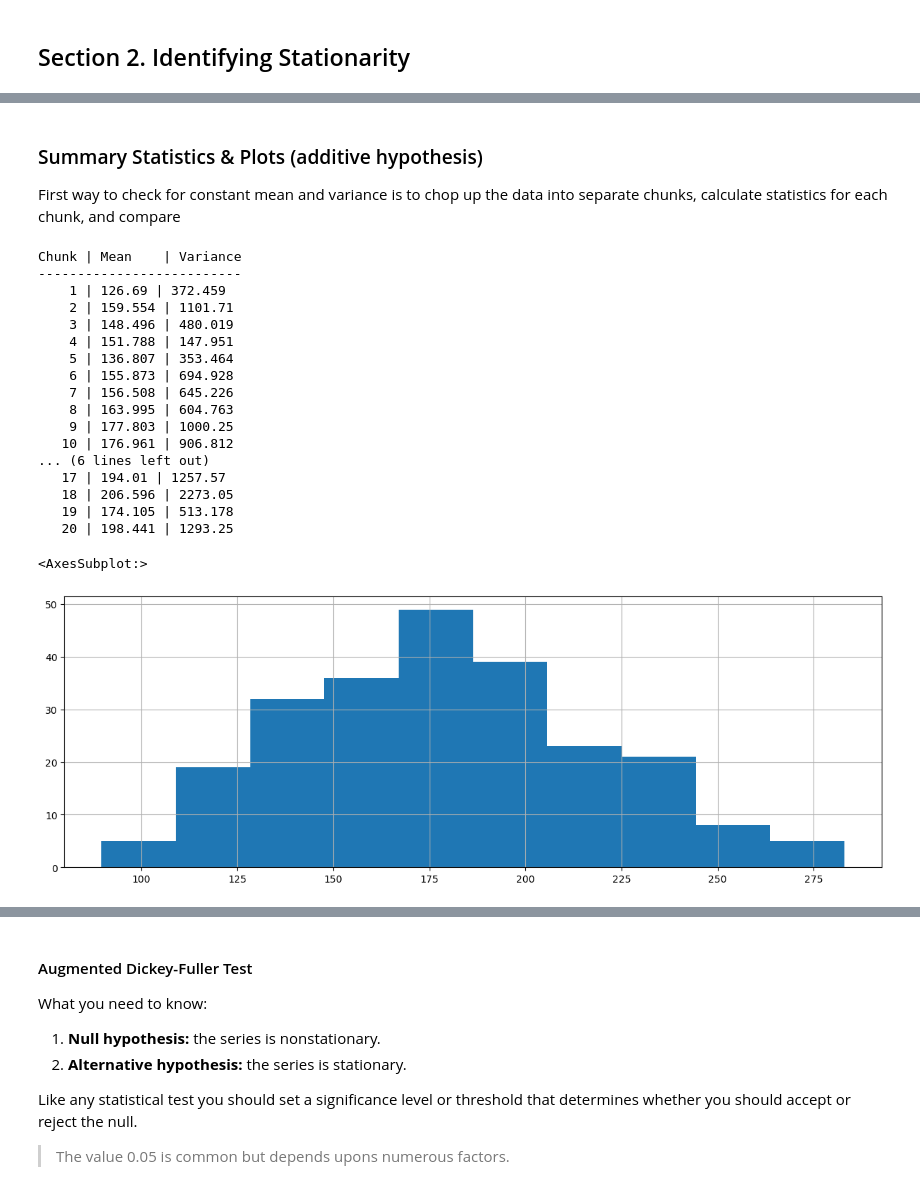
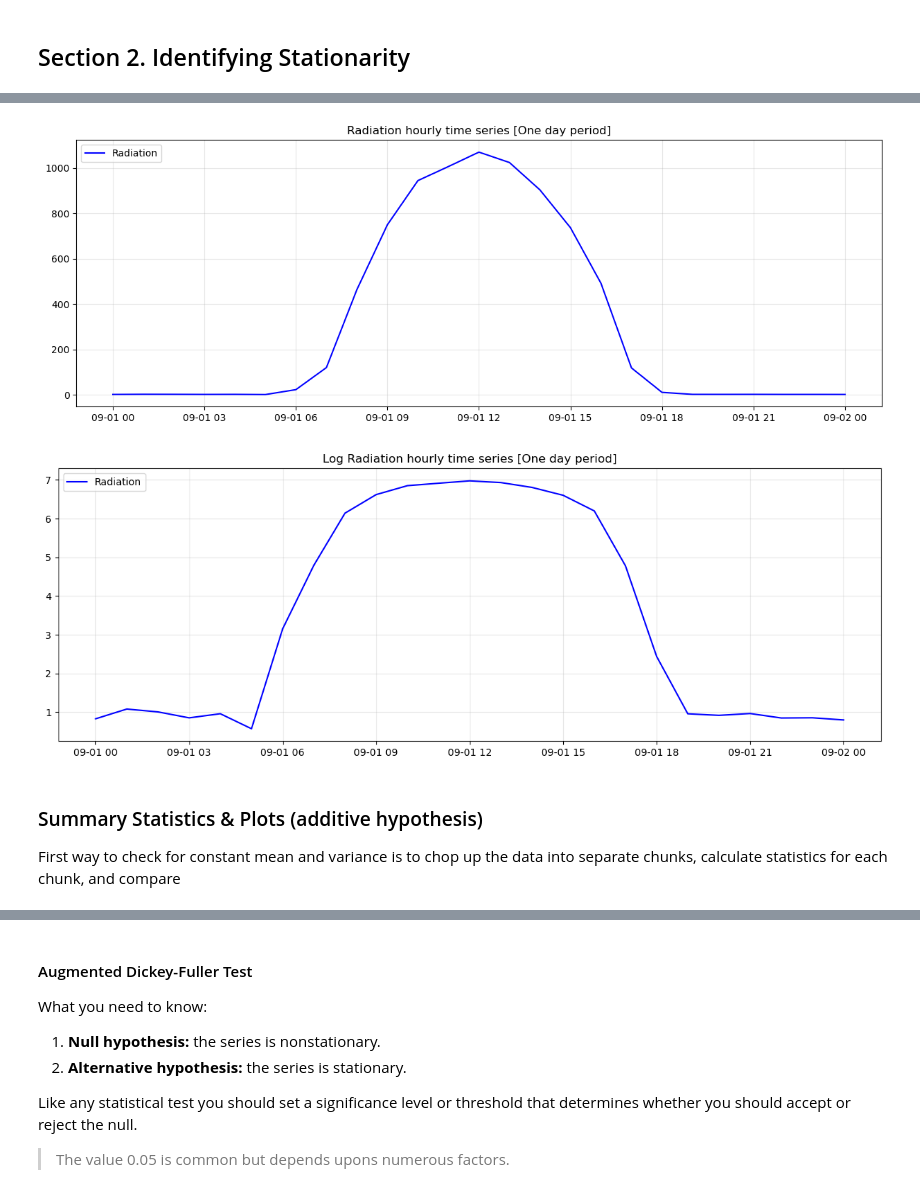
Before and after one commit to denysgerasymuk799/UCU_Machine_Learning_Course_Project, a Jupyter notebook: source/ML_DL_Forecasting.ipynb, the cells around one changed output, grey strips where cells are left out. Drawn from its saved outputs; the diff is of its cells as text; code cells hidden in the pictures.

```diff
--- a/source/ML_DL_Forecasting.ipynb
+++ b/source/ML_DL_Forecasting.ipynb
@@ -318,35 +305,16 @@ From the above plots it is pretty hard to state if our time series is stationary
+# %%
+from_datetime = datetime(year=2016, month=9, day=1, hour=0)
+run_sequence_plot(hourly_radiation_df, 'Radiation', 'Radiation hourly time series [One day period]',
+                  from_datetime = from_datetime,
+                  to_datetime = from_datetime + timedelta(days=1))
+
+run_sequence_plot(hourly_radiation_df, 'Log_Radiation', 'Log Radiation hourly time series [One day period]',
+                  from_datetime = from_datetime,
+                  to_datetime = from_datetime + timedelta(days=1))
+# %% [output]
+[figure, added]
+[figure, added]
 # %% [markdown]
 ### Summary Statistics & Plots (additive hypothesis)
 
 First way to check for constant mean and variance is to chop up the data into separate chunks, calculate statistics for each chunk, and compare
-# %%
-# compare means and variances
-print("{} | {:7} | {}".format("Chunk", "Mean", "Variance"))
-print("-" * 26)
-for i, year in enumerate(OtherPEN_production_years, 1):
-    print("{:5} | {:.6} | {:.6}".format(i, OtherPEN_production[OtherPEN_production['Year'] == year].loc[:, 'Production'].mean(),
-                                        OtherPEN_production[OtherPEN_production['Year'] == year].loc[:, 'Production'].var()))
-# %% [output]
-Chunk | Mean    | Variance
---------------------------
-    1 | 126.69 | 372.459
-    2 | 159.554 | 1101.71
-    3 | 148.496 | 480.019
-    4 | 151.788 | 147.951
-    5 | 136.807 | 353.464
-    6 | 155.873 | 694.928
-    7 | 156.508 | 645.226
-    8 | 163.995 | 604.763
-    9 | 177.803 | 1000.25
-   10 | 176.961 | 906.812
-... (6 lines left out)
-   17 | 194.01 | 1257.57
-   18 | 206.596 | 2273.05
-   19 | 174.105 | 513.178
-   20 | 198.441 | 1293.25
-# %%
-# histogram
-OtherPEN_production['Production'].hist()
-# %% [output]
-<AxesSubplot:>
-[figure, removed]
```
Also changed, not shown: parts of 34 cells of this notebook.
